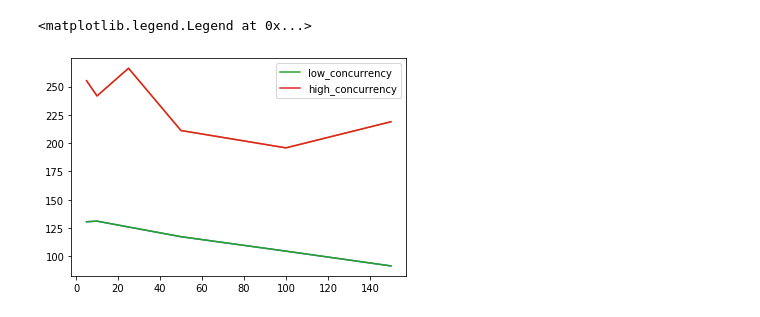
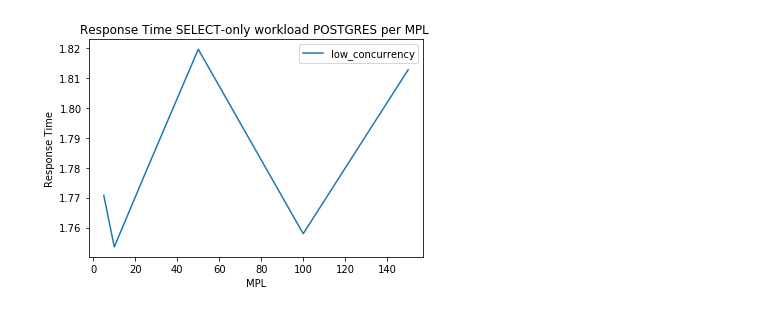
Before and after one commit to glennga/tippers-benchmark, a Jupyter notebook: exploration.ipynb, the cells around one changed output. Cells and saved outputs as stored; diff of their text form; code cells hidden in the pictures.

```diff
--- a/exploration.ipynb
+++ b/exploration.ipynb
@@ -43,22 +148,24 @@ plt.show()
 # %%
-# Response time of complete workload for Postgres and MySQL as a function of MPL.
+# Response time of SELECT-only workload MySQL as a function of MPL. (low concurrency)
 
+mpls_low = postgres_log.query('workload == "q" and concurrency == "low"')['mpl']
+#mpls_high = mysql_log.query('workload == "q" and concurrency == "high"')['mpl']
+postgres_response_time_low = postgres_log.query('workload == "q" and concurrency == "low"')['time_delta']
+#mysql_response_time_high = mysql_log.query('workload == "q" and concurrency == "high"')['time_delta']
 
-mpls = mysql_log.query('workload == "c" and concurrency == "high" and iso == "rc"')['mpl']
-mysql_response_time_low = mysql_log.query('workload == "c" and concurrency == "low" and iso == "rc"')['time_delta']
-mysql_response_time_high = mysql_log.query('workload == "c" and concurrency == "high" and iso == "rc"')['time_delta']
-#postgres_response_time = postgres_log.query('workload == "c" and concurrency == "high" and iso == "rc"')['time_delta']
+low_concurrency,  = plt.plot(mpls_low, postgres_response_time_low)
+#high_concurrency, = plt.plot(mpls_high, mysql_response_time_high)
 
-plt.plot(mpls, mysql_response_time_low)
-plt.plot(mpls, mysql_response_time_high)
+plt.title("Response Time SELECT-only workload POSTGRES per MPL ")
+axes = plt.gca()
 
-low_concurrency, = plt.plot(mpls, mysql_response_time_low)
-high_concurrency, = plt.plot(mpls, mysql_response_time_high)
+axes.set_xlabel("MPL")
+axes.set_ylabel("Response Time")
 
-plt.legend([ low_concurrency, high_concurrency],[ "low_concurrency", "high_concurrency"])
-#plt.plot(mpls, postgres_response_time)
+#plt.legend([ low_concurrency, high_concurrency],[ "low_concurrency","high_concurrency"])
+#plt.legend([ high_concurrency],[ "high_concurrency"])
+plt.legend([low_concurrency],["low_concurrency"])
 
-#mysql_response_time
+plt.savefig("fig_SELECT_ONLY_POSTGRES_low_concurrency.png")
 # %% [output]
-<matplotlib.legend.Legend at 0x...>
-[figure, old version]
+[figure, new version]
```
Also changed, not shown: parts of 11 cells of this notebook.
